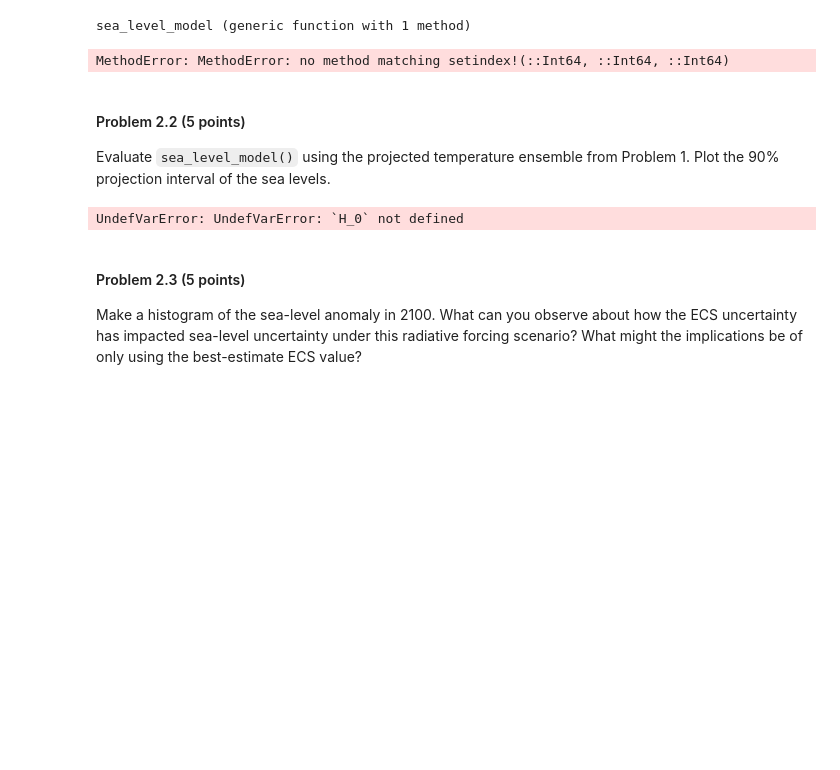
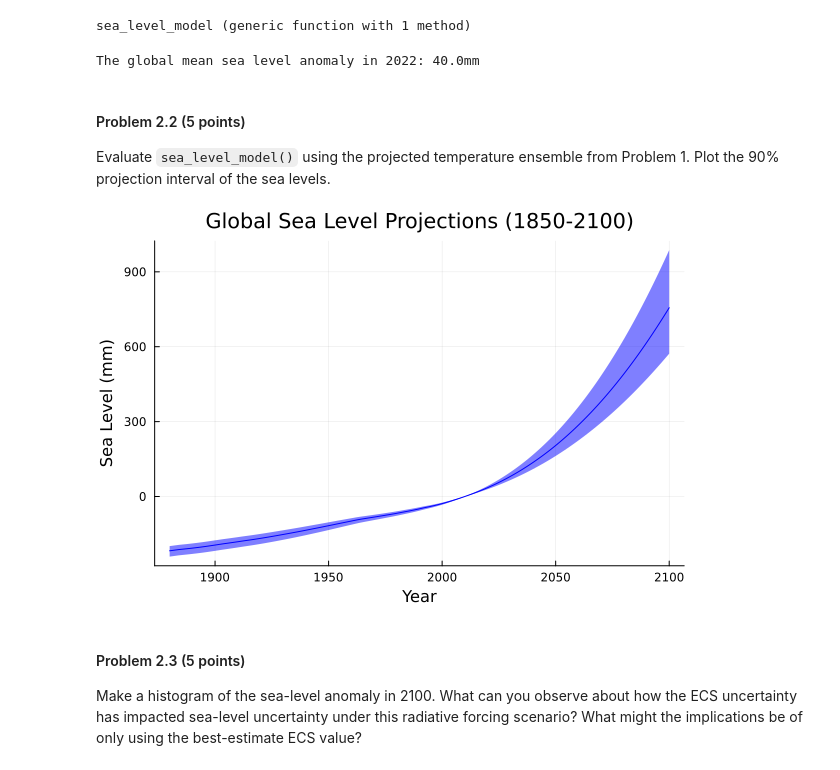
Before and after one commit to BEE4750-FA23/hw3-Erc03, a Jupyter notebook: hw03.ipynb, the cells around one changed output. Drawn from its saved outputs; the diff is of its cells as text; code cells hidden in the pictures; blank space fills up the shorter version.

```diff
--- a/hw03.ipynb
+++ b/hw03.ipynb
@@ -295,8 +295,9 @@ historical_temps = historical_temp_data[temp_bds[1]:end, 2]
   1.1896871476190476
 # %%
 function sea_level_model(a, H0, T0, T)
-    H=zero(length(T)+1) #create an empty array for sea levels
-    H[1]=H
+    lengthH = length(T)+1
+    H=zeros(lengthH) #create an empty array for sea levels
+    H[1]=H0
     for i in 2:length(T)+1
         H[i] = H[i-1]+(a*(T[i-1]-T0))
     end
@@ -308,18 +309,15 @@ sea_level_model (generic function with 1 method)
 #testing the function
 #givens
 a = 1.86
+H0 = 223 #reconfigure and make a float
+T0 = -0.62
+H = sea_level_model(a,H0,T0,historical_temps) #calling function
 
-H0 = Float64(223) #reconfigure and make a float
-h0 = Float64(H0)
-T0 = -0.62
-
-
-H = sea_level_model(a,H0,T0,historical_temps)
-
+#looking at 2022
 anomaly_2022 = H[length(H)]
-print("The global mean sea level anomaly in 2022: ", anomaly_2022, "mm")
+print("The global mean sea level anomaly in 2022: ", round(anomaly_2022), "mm")
 # %% [output]
-MethodError: MethodError: no method matching setindex!(::Int64, ::Int64, ::Int64)
+The global mean sea level anomaly in 2022: 40.0mm
 # %% [markdown]
 #### Problem 2.2 (5 points)
 
@@ -328,29 +326,38 @@ from Problem 1. Plot the 90% projection interval of the sea levels.
 # %%
 #Givens
 a=1.86
-H0=-223.00
+H0=223.00
 T0=-.62
 
-H_sealevels=sea_level_model(a,H_0,T_0,tempmedian) #tempmedian is from problem 1
+#empty matrix same size of globaltemperatures
+H_sea = zeros(size(globaltemperatures))
 
-#Finding Quantiles of global temperatures (for each year)
+for i = 1:size(globaltemperatures)[1]
+    H_sea[i,:]=sea_level_model(a,H0,T0,globaltemperatures[i,:]) #tempmedian is from problem 1
+end
+
+#creating empty matrix for quantiles
+quantiles = zeros(2,length(years))
+
+
+#Finding Quantiles of H_sea (for each year)
 #.05 quantile
-sealevel5 = quantile.(eachcol(H_sealevels), 0.05)
+quantiles[1,:] = quantile.(eachcol(H_sea), 0.05)
 
 #.95 Quantile
-sealevel95 = quantile.(eachcol(H_sealevels), 0.95)
+quantiles[2,:] = quantile.(eachcol(H_sea), 0.95)
 
-# find median of globaltemperatures for each year/column
-sealevelmedian = quantile.(eachcol(H_sealevels), 0.5)
+# find median of H_sea for each year/column
+sealevelmedian = quantile.(eachcol(H_sea), 0.5)
 
 #plotting
-plot(years, H_sealevels, ribbon=(sealevelmedian - sealevel5, sealevel95 - sealevelmedian),legend=false,color="blue")
+plot(years, sealevelmedian, ribbon=(sealevelmedian - quantiles[1,:], quantiles[2,:] - sealevelmedian),legend=false,color="blue")
 
 xlabel!("Year")
 ylabel!("Sea Level (mm)")
 title!("Global Sea Level Projections (1850-2100)")
 # %% [output]
-UndefVarError: UndefVarError: `H_0` not defined
+[figure, added]
 # %% [markdown]
 #### Problem 2.3 (5 points)
 
```
Also changed, not shown: parts of 11 cells of this notebook, 1 other file.
